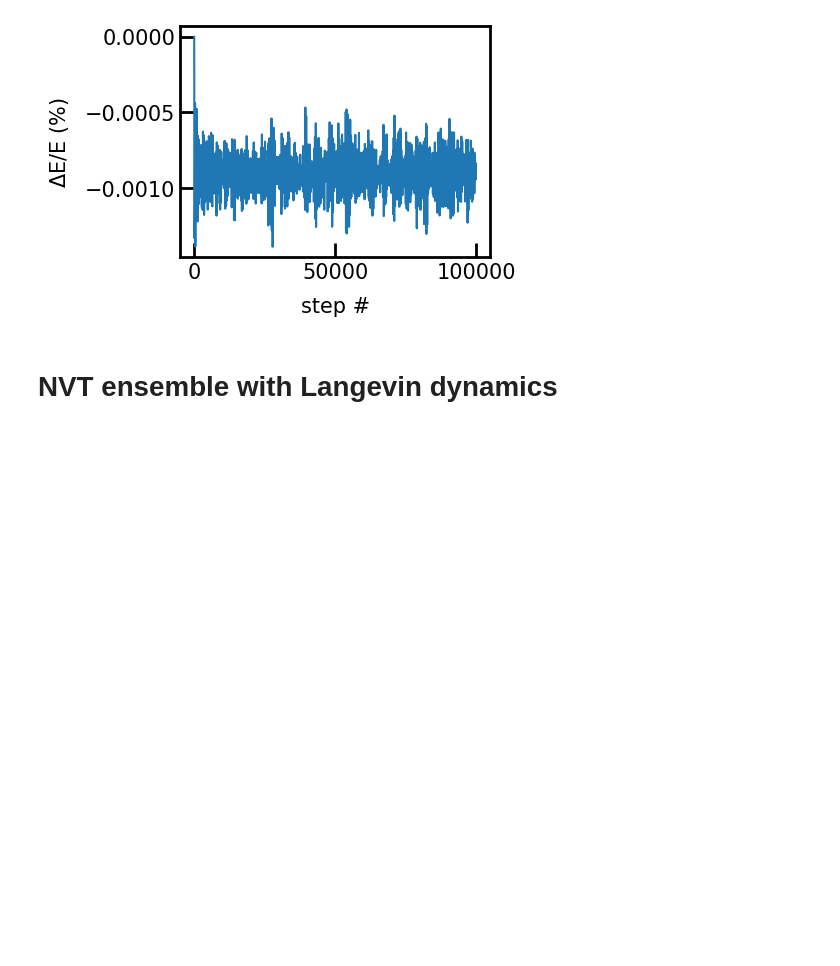
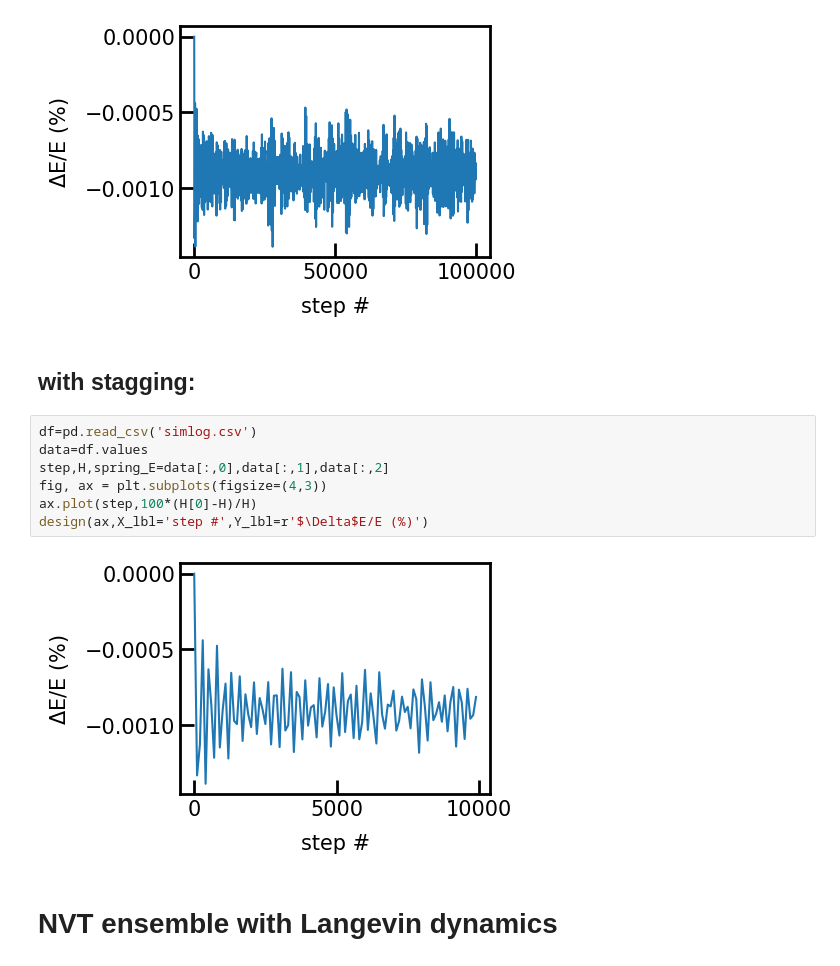
Before and after one commit to SagiMeir/PIMDPIMC, a Jupyter notebook: Report.ipynb, the cells around one changed output. Drawn from its saved outputs; the diff is of its cells as text; blank space fills up the shorter version.

Commit message:
fixed sum issues with stagging trans

```diff
--- a/Report.ipynb
+++ b/Report.ipynb
@@ -85,6 +85,17 @@ ax.plot(step,100*(H[0]-H)/H)
 design(ax,X_lbl='step #',Y_lbl=r'$\Delta$E/E (%)')
 # %% [output]
 [figure]
+# %% [markdown]
+## with stagging:
+# %%
+df=pd.read_csv('simlog.csv')
+data=df.values
+step,H,spring_E=data[:,0],data[:,1],data[:,2]
+fig, ax = plt.subplots(figsize=(4,3))
+ax.plot(step,100*(H[0]-H)/H)
+design(ax,X_lbl='step #',Y_lbl=r'$\Delta$E/E (%)')
+# %% [output]
+[figure, added]
 # %% [markdown]
 # NVT ensemble with Langevin dynamics
 # %%
```
Also changed, not shown: 2 other files.
